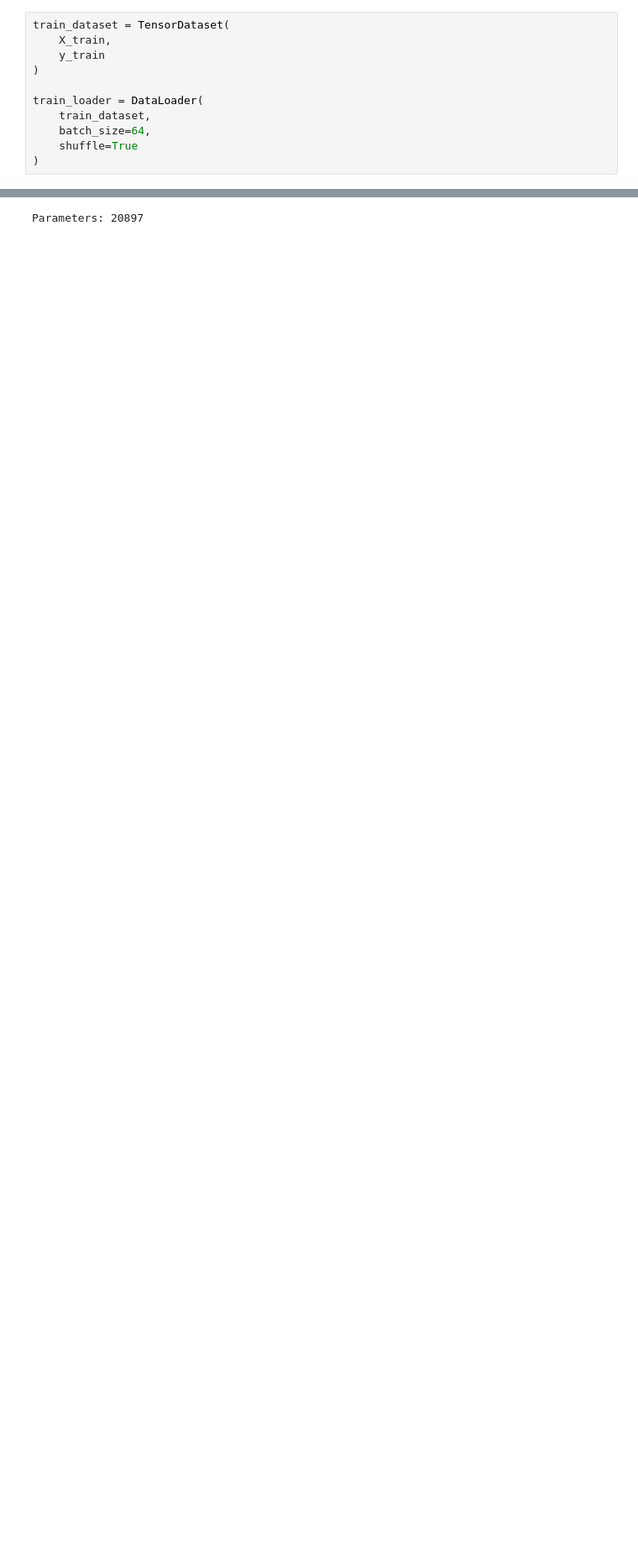
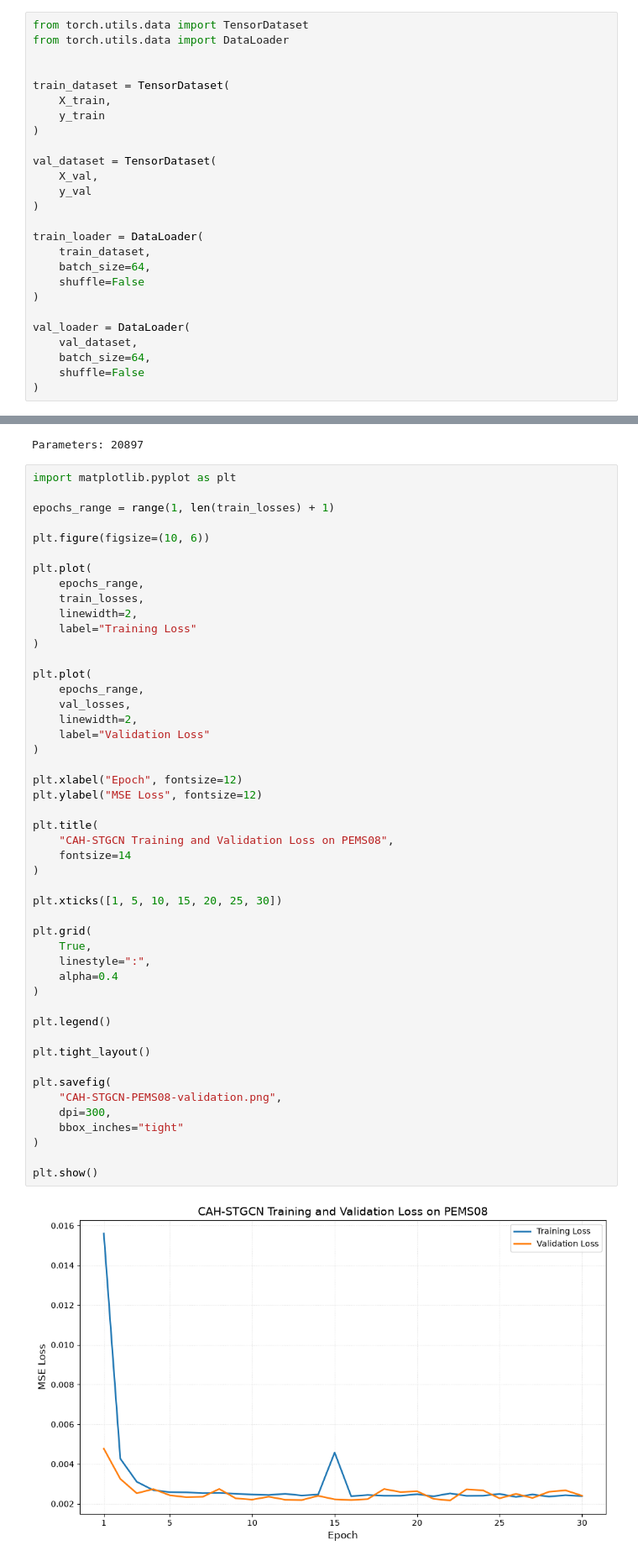
Before and after one commit to Samarth-Pai/traffic-flow-predicition, a Jupyter notebook: ClusterAwareAdaptiveHypergraphSTGCN-PEMS08.ipynb, the cells around one changed output, grey strips where cells are left out. Shown at 84% size. Saved outputs shown, nothing was run; the diff lists cells and outputs as text; blank space fills up the shorter version.

Commit message:
Trained all the models with pems08 with validation loss with the graph

```diff
--- a/ClusterAwareAdaptiveHypergraphSTGCN-PEMS08.ipynb
+++ b/ClusterAwareAdaptiveHypergraphSTGCN-PEMS08.ipynb
@@ -89,14 +102,29 @@ y_test = torch.tensor(
 # %%
+from torch.utils.data import TensorDataset
+from torch.utils.data import DataLoader
+
+
 train_dataset = TensorDataset(
     X_train,
     y_train
 )
 
+val_dataset = TensorDataset(
+    X_val,
+    y_val
+)
+
 train_loader = DataLoader(
     train_dataset,
     batch_size=64,
-    shuffle=True
+    shuffle=False
 )
+
+val_loader = DataLoader(
+    val_dataset,
+    batch_size=64,
+    shuffle=False
+)
 # %%
 num_nodes = 170
 num_hyperedges = 16
@@ -517,3 +600,53 @@ params = sum(
 print("Parameters:", params)
 # %% [output]
 Parameters: 20897
+# %%
+import matplotlib.pyplot as plt
+
+epochs_range = range(1, len(train_losses) + 1)
+
+plt.figure(figsize=(10, 6))
+
+plt.plot(
+    epochs_range,
+    train_losses,
+    linewidth=2,
+    label="Training Loss"
+)
+
+plt.plot(
+    epochs_range,
+    val_losses,
+    linewidth=2,
+    label="Validation Loss"
+)
+
+plt.xlabel("Epoch", fontsize=12)
+plt.ylabel("MSE Loss", fontsize=12)
+
+plt.title(
+    "CAH-STGCN Training and Validation Loss on PEMS08",
+    fontsize=14
+)
+
+plt.xticks([1, 5, 10, 15, 20, 25, 30])
+
+plt.grid(
+    True,
+    linestyle=":",
+    alpha=0.4
+)
+
+plt.legend()
+
+plt.tight_layout()
+
+plt.savefig(
+    "CAH-STGCN-PEMS08-validation.png",
+    dpi=300,
+    bbox_inches="tight"
+)
+
+plt.show()
+# %% [output]
+[figure, added]
```
Also changed, not shown: parts of 7 cells of this notebook, 38 other files.
